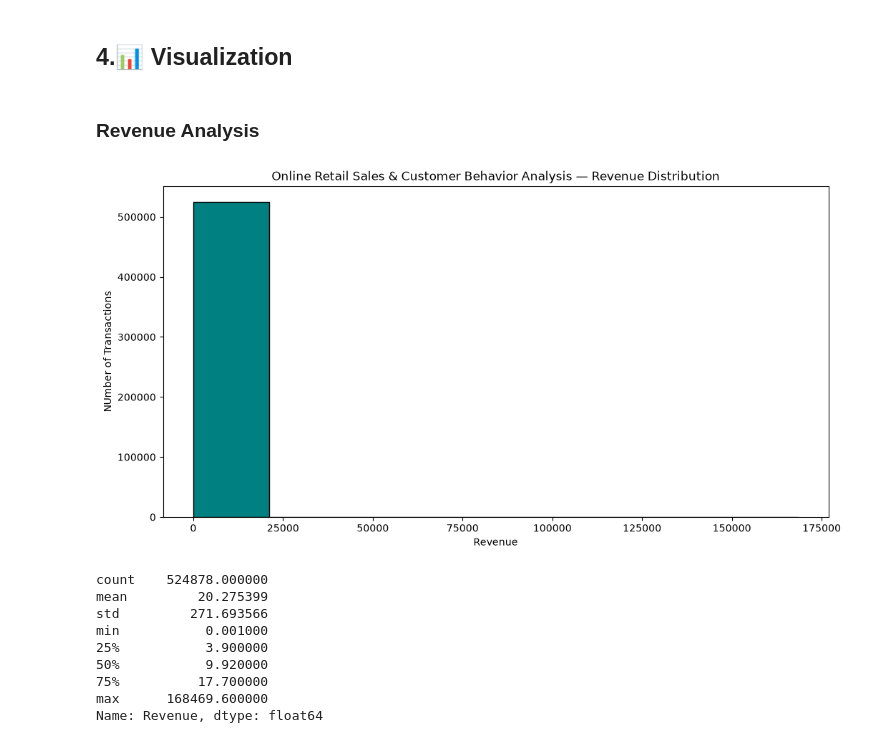
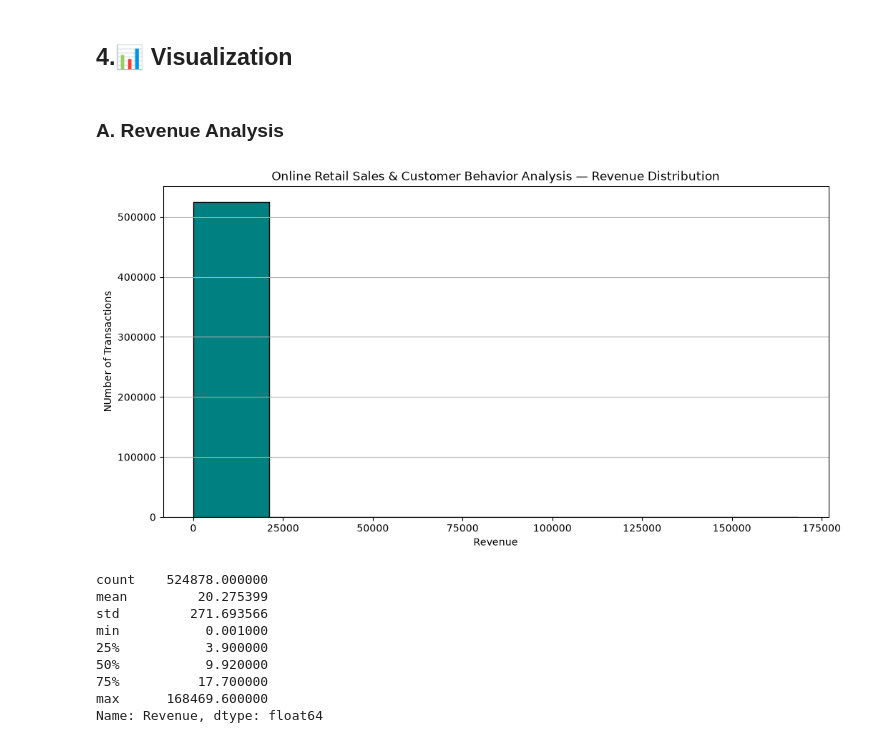
Before and after one commit to vikasa-y/Online-Retail-Sales-Analysis, a Jupyter notebook: Notebooks/Online_Retail_Eda.ipynb, the cells around one changed output. Saved outputs shown, nothing was run; the diff lists cells and outputs as text; code cells hidden in the pictures.

```diff
--- a/Notebooks/Online_Retail_Eda.ipynb
+++ b/Notebooks/Online_Retail_Eda.ipynb
@@ -1390,17 +1390,18 @@ The analysis shows that business performance varies across **sales volume, order
 # %% [markdown]
 ## 4.📊 Visualization
 # %% [markdown]
-### Revenue Analysis
+### A. Revenue Analysis
 # %%
 plt.figure(figsize=(12 ,6))
 plt.hist(sales_df["Revenue"],color="Teal" , bins=8 , edgecolor='black')
 plt.title("Online Retail Sales & Customer Behavior Analysis — Revenue Distribution")
 plt.xlabel("Revenue")
 plt.ylabel("NUmber of Transactions")
+plt.grid(axis="y")
 plt.savefig("C:/Users/vikasa s y/Downloads/Online-Retail-Sales-Analysis/images/Revenue.png" , dpi=300 , bbox_inches="tight")
 plt.show()
 # %% [output]
-[figure, old version]
+[figure, new version]
 # %%
 sales_df["Revenue"].describe()
 # %% [output]
```
Also changed, not shown: parts of 32 cells of this notebook.
